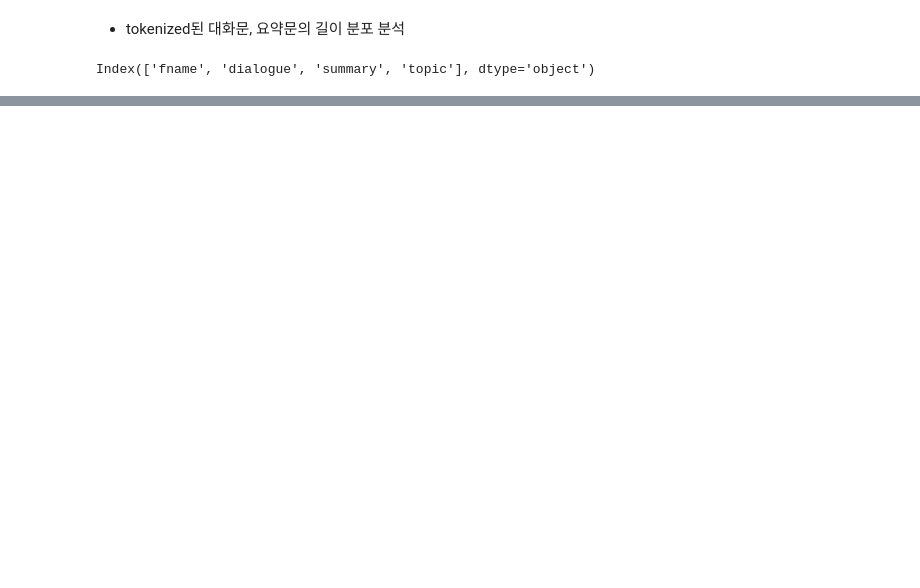
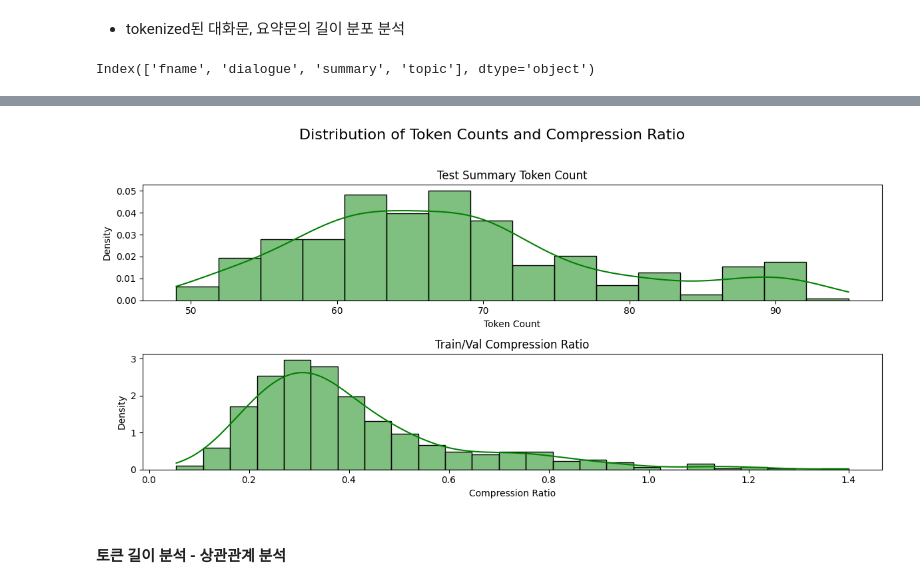
Before and after one commit to skier-song9/upstageailab-nlp-summarization-nlp_5-song, a Jupyter notebook: src/notebooks/00_EDA_length.ipynb, the cells around one changed output, grey strips where cells are left out. Drawn from its saved outputs; the diff is of its cells as text; code cells hidden in the pictures; blank space fills up the shorter version.

```diff
--- a/src/notebooks/00_EDA_length.ipynb
+++ b/src/notebooks/00_EDA_length.ipynb
@@ -17 +19,3 @@ val_df = pd.read_csv(os.path.join(project_dir, 'data','dev.csv'))
+# %%
+test_df['summary'] = sub_df['summary']
 # %% [markdown]
@@ -34,0 +60,4 @@ Index(['fname', 'dialogue', 'summary', 'topic'], dtype='object')
+# %%
+train_df['len_compress_ratio'] = train_df['summary_len_count'] / train_df['dialogue_len_count']
+val_df['len_compress_ratio'] = val_df['summary_len_count'] / val_df['dialogue_len_count']
+test_df['len_compress_ratio'] = test_df['summary_len_count'] / test_df['dialogue_len_count']
@@ -34,0 +102,17 @@ Index(['fname', 'dialogue', 'summary', 'topic'], dtype='object')
+# %%
+from tqdm import tqdm
+tqdm.pandas()
+def count_tokens(text, tokenizer):
+    return len(tokenizer.encode(text, add_special_tokens=True))
+# Apply tokenization and count tokens to 'dialogue' and 'summary' columns
+print("Processing train_df...")
+train_df['dialogue_token_count'] = train_df['dialogue'].progress_apply(lambda x: count_tokens(x, tokenizer))
+train_df['summary_token_count'] = train_df['summary'].progress_apply(lambda x: count_tokens(x, tokenizer))
+
+print("\nProcessing val_df...")
+val_df['dialogue_token_count'] = val_df['dialogue'].progress_apply(lambda x: count_tokens(x, tokenizer))
+val_df['summary_token_count'] = val_df['summary'].progress_apply(lambda x: count_tokens(x, tokenizer))
+
+print("\nProcessing test_df...")
+test_df['dialogue_token_count'] = test_df['dialogue'].progress_apply(lambda x: count_tokens(x, tokenizer))
+test_df['summary_token_count'] = test_df['summary'].progress_apply(lambda x: count_tokens(x, tokenizer))
@@ -34,0 +123,4 @@ Index(['fname', 'dialogue', 'summary', 'topic'], dtype='object')
+# %%
+train_df['compress_ratio'] = train_df['summary_token_count'] / train_df['dialogue_token_count']
+val_df['compress_ratio'] = val_df['summary_token_count'] / val_df['dialogue_token_count']
+test_df['compress_ratio'] = test_df['summary_token_count'] / test_df['dialogue_token_count']
@@ -34,0 +165,19 @@ Index(['fname', 'dialogue', 'summary', 'topic'], dtype='object')
+# %%
+fig, axes = plt.subplots(nrows=2, ncols=1, figsize=(12, 6))
+fig.suptitle('Distribution of Token Counts and Compression Ratio', fontsize=16)
+sns.histplot(test_df['summary_token_count'], kde=True, ax=axes[0], color='green', stat='density', label='test')
+axes[0].set_title('Test Summary Token Count')
+axes[0].set_xlabel('Token Count')
+axes[0].set_ylabel('Density')
+
+sns.histplot(test_df['compress_ratio'], kde=True, ax=axes[1], color='green', stat='density', label='test')
+axes[1].set_title('Train/Val Compression Ratio')
+axes[1].set_xlabel('Compression Ratio')
+axes[1].set_ylabel('Density')
+
+plt.tight_layout(rect=[0, 0.03, 1, 0.96]) # Adjust layout to prevent title overlap
+plt.show()
+# %% [output]
+[figure, added]
+# %% [markdown]
+#### 토큰 길이 분석 - 상관관계 분석
```
Also changed, not shown: parts of 13 cells of this notebook, 2 other files.
